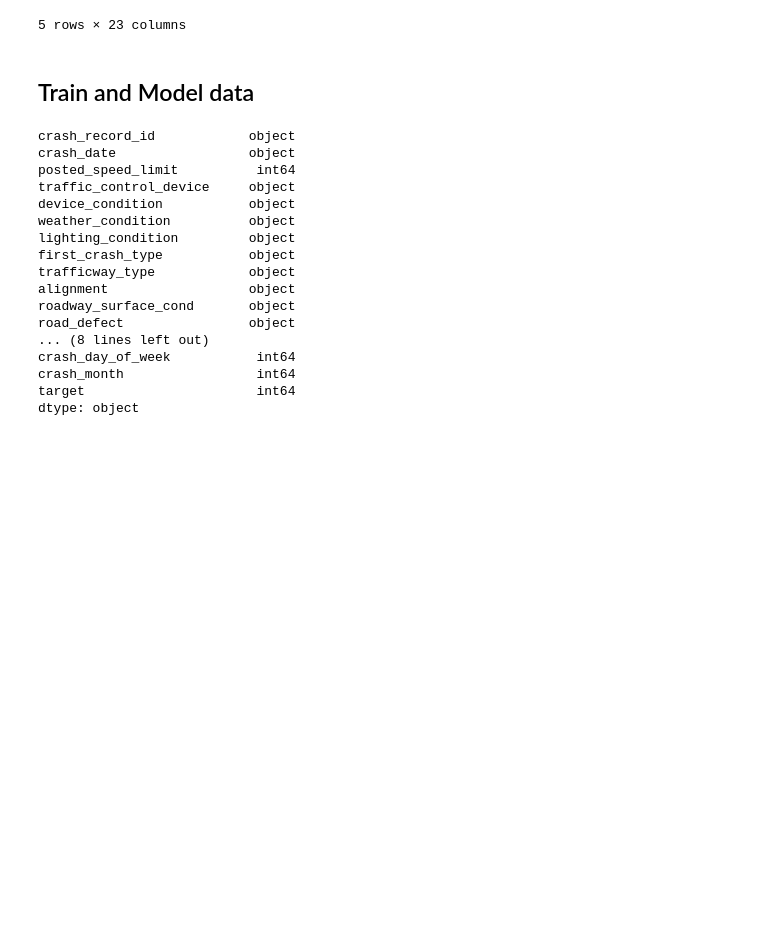
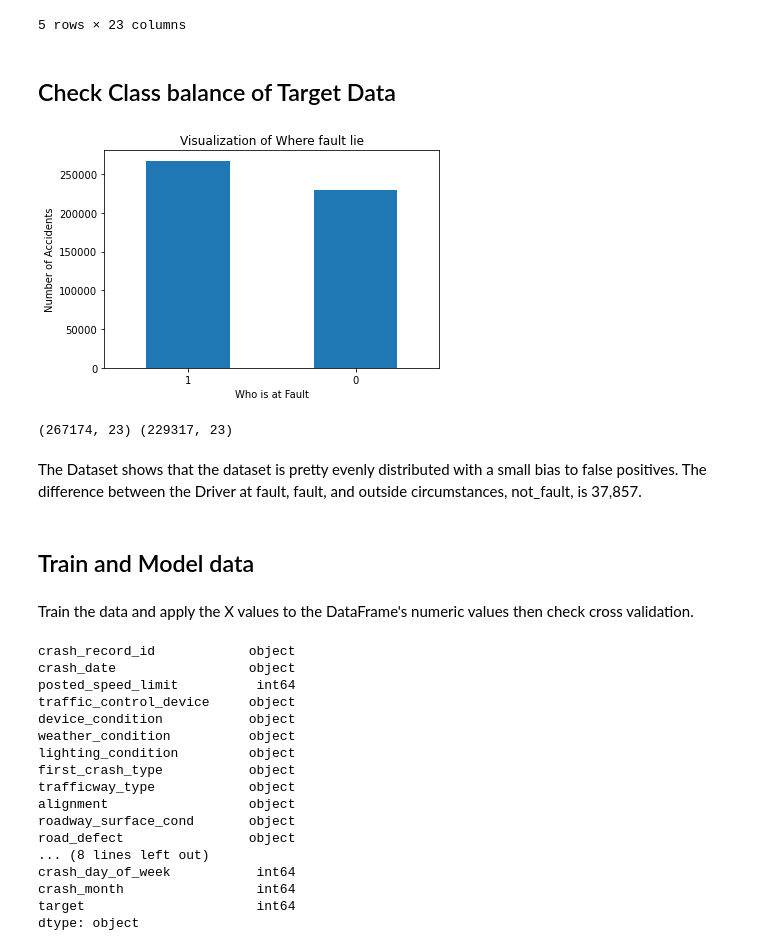
Before and after one commit to angelagjp/dsc-phase-3-project, a Jupyter notebook: Phase_3_Project notebook.ipynb, the cells around one changed output. Drawn from its saved outputs; the diff is of its cells as text; code cells hidden in the pictures; blank space fills up the shorter version.

```diff
--- a/Phase_3_Project notebook.ipynb
+++ b/Phase_3_Project notebook.ipynb
@@ -232,3 +246,22 @@ df.head()
 | 3 | f8960f698e870ebdc60b521b2a141a539... | 07/11/2020 01:00:00 AM | 30 | NO CONTROLS | NO CONTROLS | ... |
 | 4 | 8eaa2678d1a127804ee9b8c35ddf7d63d... | 07/08/2020 02:00:00 PM | 20 | NO CONTROLS | NO CONTROLS | ... |
 5 rows × 23 columns
+# %% [markdown]
+## Check Class balance of Target Data
+# %%
+#Build a graph to visualize the data differnce between Drivers fault and Drivers not at fault
+
+count_classes = pd.value_counts(df['target'], sort = True)
+
+count_classes.plot(kind = 'bar', rot=0)
+
+plt.title("Visualization of Where fault lie")
+
+plt.xticks(range(2))
+
+plt.xlabel("Who is at Fault")
+
+plt.ylabel("Number of Accidents")
+plt.savefig('class_balance', dpi=300)
+# %% [output]
+[figure, added]
@@ -235,5 +274,13 @@ df.head()
+# %%
+print(not_fault.shape, fault.shape)
+# %% [output]
+(267174, 23) (229317, 23)
+# %% [markdown]
+The Dataset shows that the dataset is pretty evenly distributed with a small bias to false positives. The difference between the Driver at fault, fault, and outside circumstances, not_fault, is 37,857.
 # %% [markdown]
 ## Train and Model data
+# %% [markdown]
+Train the data and apply the X values to the DataFrame's numeric values then check cross validation.
 # %%
 #Check that data is uniform
 df.dtypes
```
Also changed, not shown: parts of 29 cells of this notebook, 1 other file.
